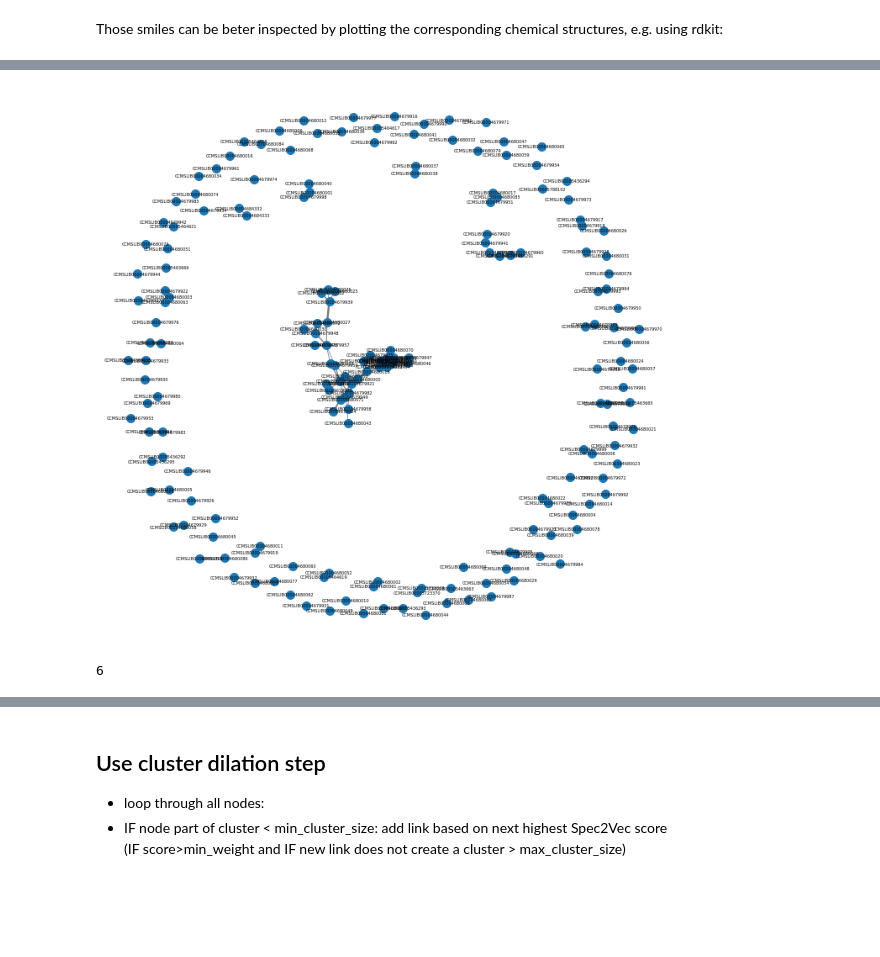
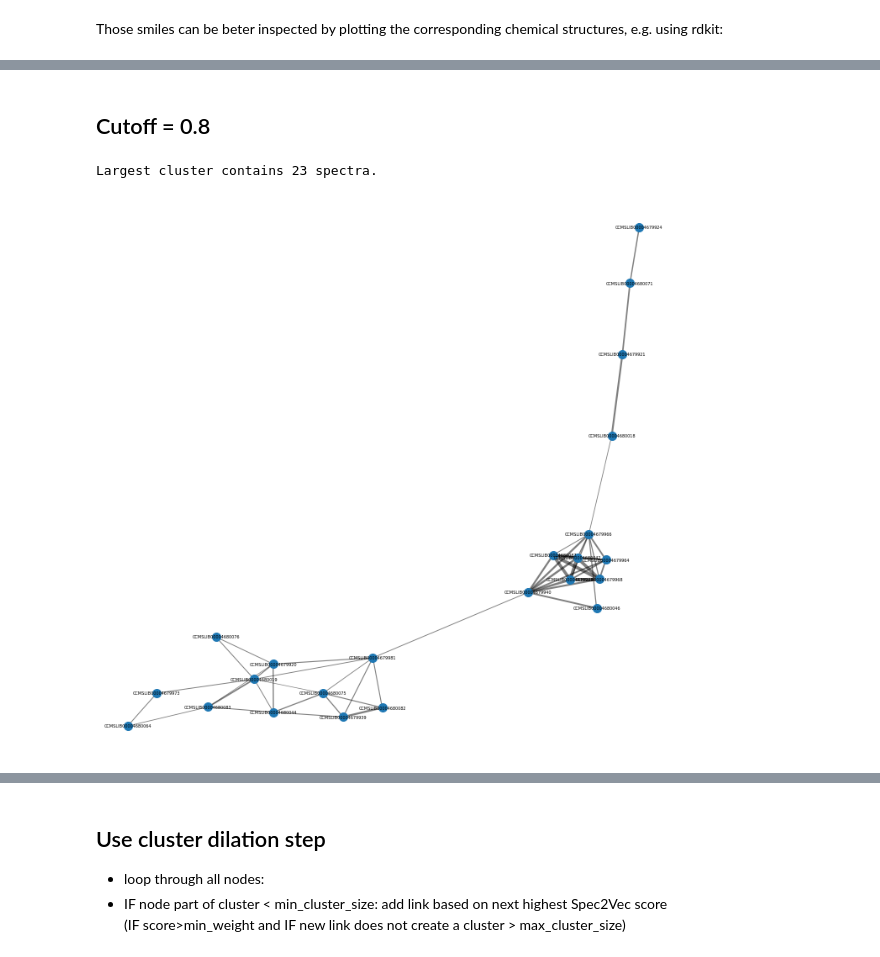
Before and after one commit to florian-huber/Spec2VecApplications, a Jupyter notebook: notebooks/Spec2Vec_analysis_MIADB_data.ipynb, the cells around one changed output, grey strips where cells are left out. Cells and saved outputs as stored; diff of their text form; code cells hidden in the pictures; blank space fills up the shorter version.

```diff
--- a/notebooks/Spec2Vec_analysis_MIADB_data.ipynb
+++ b/notebooks/Spec2Vec_analysis_MIADB_data.ipynb
@@ -142,12 +142,14 @@ from matchms.filtering import normalize_intensities
 from matchms.filtering import select_by_intensity, select_by_mz
 from matchms.filtering import reduce_to_number_of_peaks
 from matchms.filtering import require_minimum_number_of_peaks
+from matchms.filtering import add_losses
 
 def peak_processing(spectrum):
     spectrum = normalize_intensities(spectrum)
     spectrum = select_by_intensity(spectrum, intensity_from=0.001)
     spectrum = select_by_mz(spectrum, mz_from=10, mz_to=1000)
     spectrum = reduce_to_number_of_peaks(spectrum, n_max=1000)
+    spectrum = add_losses(spectrum, loss_mz_from=5.0, loss_mz_to=200.0)
     return spectrum
 # %%
 spectrums = [peak_processing(s) for s in spectrums]
@@ -225,7 +227,7 @@ from matchms import calculate_scores
 from spec2vec import Spec2Vec
 
 spec2vec_similarity = Spec2Vec(model=model, intensity_weighting_power=0.5,
-                               allowed_missing_percentage=5.0)
+                               allowed_missing_percentage=5.0, progress_bar=True)
 
 scores = calculate_scores(spectrums, spectrums, spec2vec_similarity, is_symmetric=True)
 # %%
@@ -349,11 +376,21 @@ plot_cluster(S[0])
+# %% [markdown]
+## Cutoff = 0.8
 # %%
 msnet = create_network(scores,
                        cutoff=0.8,
                        max_links=10)
 
+nx.write_graphml(msnet, "network_MIADB_spec2vec_cutoff_08.graphml")
+
+# Split into subclusters
 largest_cc = max(nx.connected_components(msnet), key=len)
+print(f"Largest cluster contains {len(largest_cc)} spectra.")
 S = [msnet.subgraph(c).copy() for c in nx.connected_components(msnet)]
 
-plot_cluster(msnet)
+# Sort clusters by size
+cluster_sizes = np.array([len(x.nodes()) for x in S])
+S_sorted = [S[i] for i in cluster_sizes.argsort()[::-1]]
+plot_cluster(S_sorted[0])
 # %% [output]
+Largest cluster contains 23 spectra.
-[figure, old version]
+[figure, new version]
@@ -362,4 +396,0 @@ cluster_sizes = np.array([len(x.nodes()) for x in S])
-# %%
-cluster_sizes.argmax()
-# %% [output]
-6
```
Also changed, not shown: parts of 34 cells of this notebook.
